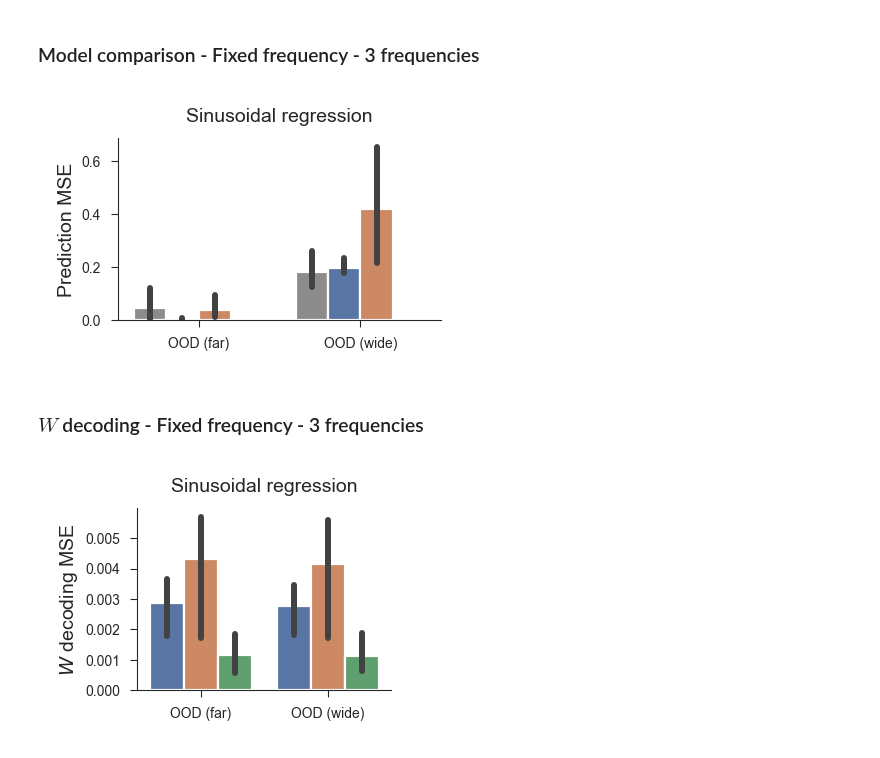
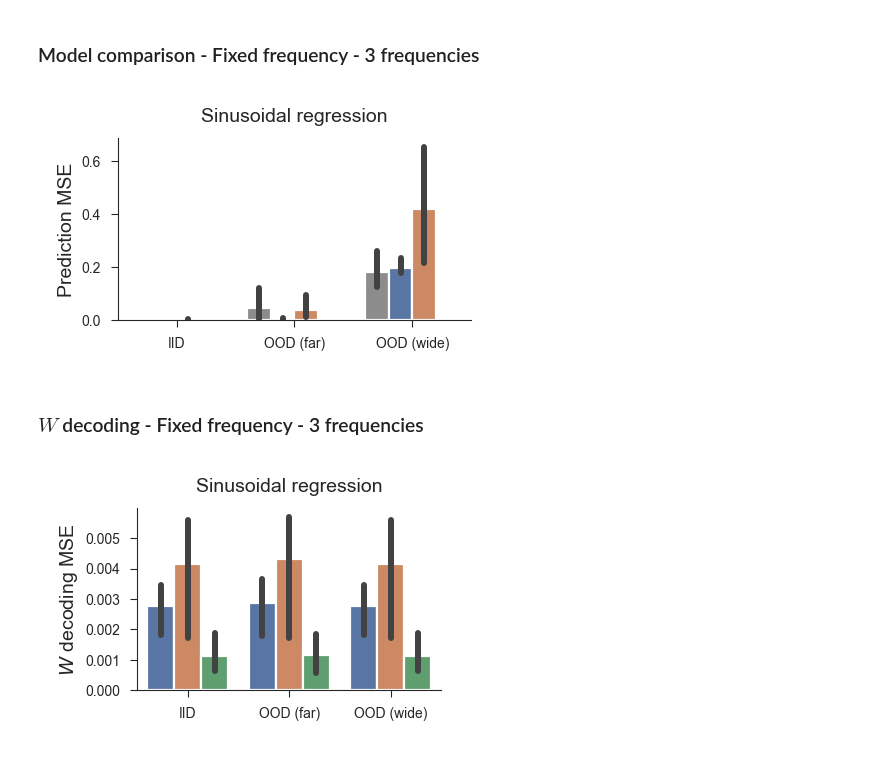
Before and after one commit to EricElmoznino/explicit_implicit_icl, a Jupyter notebook: notebooks/paper/figures.ipynb, the cells around one changed output. Saved outputs shown, nothing was run; the diff lists cells and outputs as text; code cells hidden in the pictures.

Commit message:
Updated sinusoidal regression figures

```diff
--- a/notebooks/paper/figures.ipynb
+++ b/notebooks/paper/figures.ipynb
@@ -318,31 +318,31 @@ plt.show()
 # %%
 data = get_run_performances(
     wandb_username="ericelmoznino",
     dataset="sinusoid-regression",
     compare_across=["model"],
     comparison_metrics=["val/iid_MSE", "val/far_MSE", "val/wide_MSE"],
     mode="min",
     filters={
         "config.model": {"$nin": ["explicit-transformer-known-context"]},
         "config.kind_kwargs": "{'fixed_freq': True, 'n_freq': 3}",
     },
     save_path="data/sinusoid_model_comparison.csv",
 )
 
-fig, ax = plt.subplots(figsize=(2, 1.3))
+fig, ax = plt.subplots(figsize=(2.15, 1.3))
 model_comparison_barplot(
     data=data,
-    metrics=["val/far_MSE", "val/wide_MSE"],
-    metric_short_names={"val/far_MSE": "OOD (far)", "val/wide_MSE": "OOD (wide)"},
+    metrics=["val/iid_MSE", "val/far_MSE", "val/wide_MSE"],
+    metric_short_names={"val/iid_MSE": "IID", "val/far_MSE": "OOD (far)", "val/wide_MSE": "OOD (wide)"},
     metric_units="Prediction MSE",
     ax=ax,
 )
 ax.set(title="Sinusoidal regression")
 ax.legend(loc="upper right").remove()
 fig.savefig("saved/sinusoid_model_comparison.pdf")
 plt.show()
 # %% [output]
-[figure, old version]
+[figure, new version]
 # %% [markdown]
 ### $W$ decoding - Fixed frequency - 3 frequencies
 # %%
@@ -359,11 +359,11 @@ data = get_run_performances(
     save_path="data/sinusoid_w_decoding.csv",
 )
 
-fig, ax = plt.subplots(figsize=(1.75, 1.3))
+fig, ax = plt.subplots(figsize=(2, 1.3))
 model_comparison_barplot(
     data=data,
-    metrics=["val/far_w_loss", "val/wide_w_loss"],
-    metric_short_names={"val/far_w_loss": "OOD (far)", "val/wide_w_loss": "OOD (wide)"},
+    metrics=["val/iid_w_loss", "val/far_w_loss", "val/wide_w_loss"],
+    metric_short_names={"val/iid_w_loss": "IID", "val/far_w_loss": "OOD (far)", "val/wide_w_loss": "OOD (wide)"},
     metric_units=r"$W$ decoding MSE",
     ax=ax,
 )
@@ -372,4 +372,4 @@ ax.legend(loc="upper right").remove()
 fig.savefig("saved/sinusoid_w_decoding.pdf")
 plt.show()
 # %% [output]
-[figure, old version]
+[figure, new version]
```
Also changed, not shown: 2 other files.
